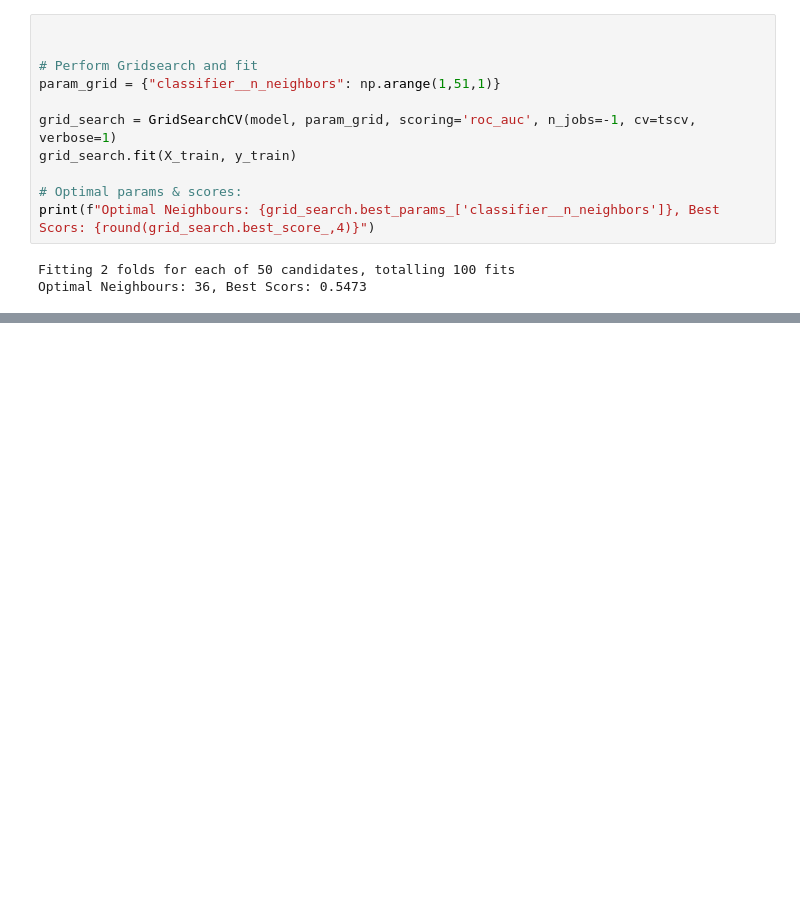
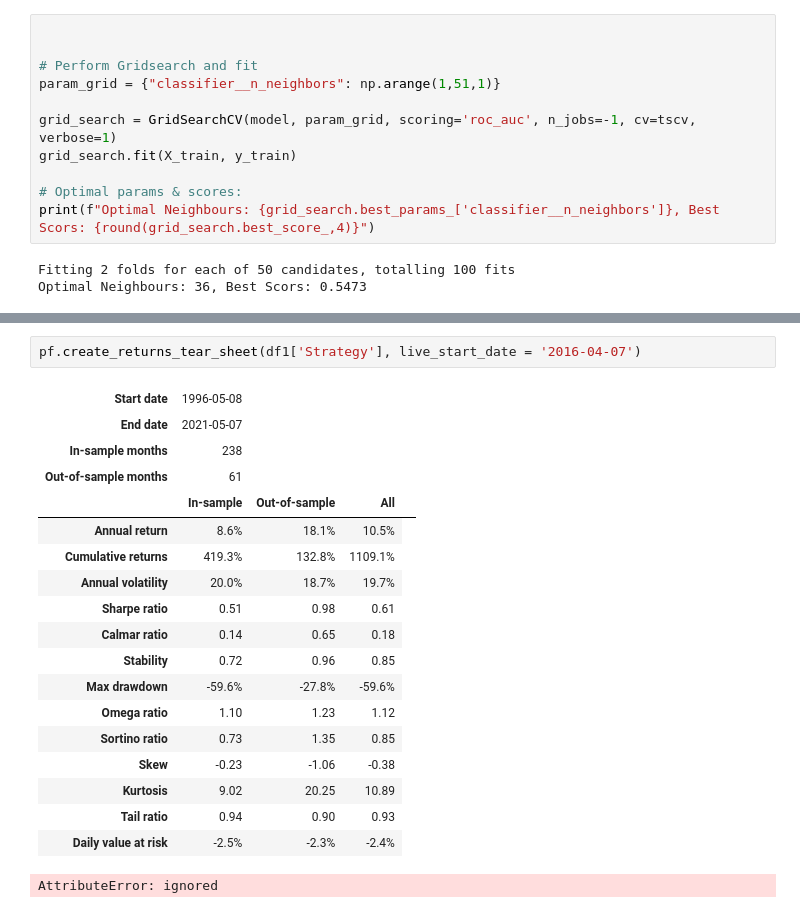
Before and after one commit to robonesky/oreilly, a Jupyter notebook: RM Lab Notes 10 202301 cohort.ipynb, the cells around one changed output, grey strips where cells are left out. Cells and saved outputs as stored; diff of their text form; blank space fills up the shorter version.

```diff
--- a/RM Lab Notes 10 202301 cohort.ipynb
+++ b/RM Lab Notes 10 202301 cohort.ipynb
@@ -197,0 +280,22 @@ Optimal Neighbours: 36, Best Scors: 0.5473
+# %%
+pf.create_returns_tear_sheet(df1['Strategy'], live_start_date = '2016-04-07')
+# %% [output]
+| Start date | 1996-05-08 |  |  |  |
+| End date | 2021-05-07 |  |  |  |
+| In-sample months | 238 |  |  |  |
+| Out-of-sample months | 61 |  |  |  |
+|  | In-sample | Out-of-sample | All |
+| Annual return | 8.6% | 18.1% | 10.5% |
+| Cumulative returns | 419.3% | 132.8% | 1109.1% |
+| Annual volatility | 20.0% | 18.7% | 19.7% |
+| Sharpe ratio | 0.51 | 0.98 | 0.61 |
+| Calmar ratio | 0.14 | 0.65 | 0.18 |
+| Stability | 0.72 | 0.96 | 0.85 |
+| Max drawdown | -59.6% | -27.8% | -59.6% |
+| Omega ratio | 1.10 | 1.23 | 1.12 |
+| Sortino ratio | 0.73 | 1.35 | 0.85 |
+| Skew | -0.23 | -1.06 | -0.38 |
+| Kurtosis | 9.02 | 20.25 | 10.89 |
+| Tail ratio | 0.94 | 0.90 | 0.93 |
+| Daily value at risk | -2.5% | -2.3% | -2.4% |
+AttributeError: ignored
```
Also changed, not shown: parts of 5 cells of this notebook.
